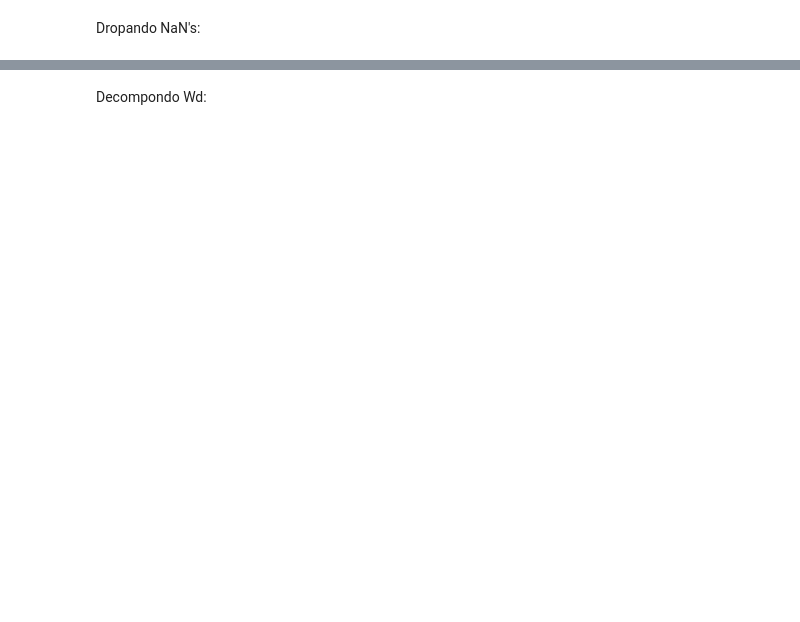
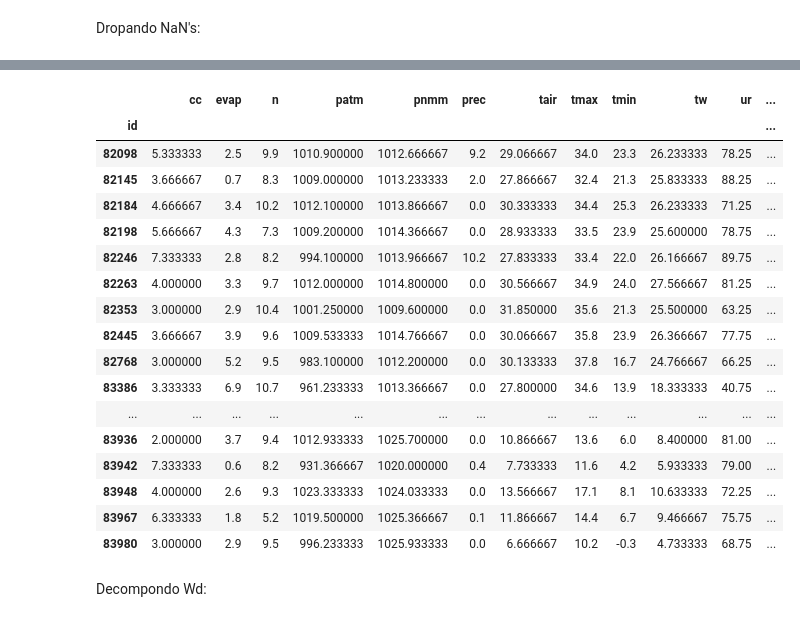
Before and after one commit to andrefellipe/ccd, a Jupyter notebook: baseline.ipynb, the cells around one changed output, grey strips where cells are left out. Cells and saved outputs as stored; diff of their text form; code cells hidden in the pictures; blank space fills up the shorter version.

```diff
--- a/baseline.ipynb
+++ b/baseline.ipynb
@@ -334,6 +334,6 @@ from google.colab import files
 # %%
-X = df.loc['08-19']
-X
+X1 = df.loc['08-19']
+X1
 # %% [output]
 |  | prec | tair | tw | tmax | tmin | urmax | patm | pnmm | wd | wsmax | n | ... |
 | id |  |  |  |  |  |  |  |  |  |  |  | ... |
@@ -349,3 +349,6 @@ X
 | 83995 | 2.400000 | 14.813669 | 13.166906 | 17.834783 | 11.371111 | 82.201439 | 1018.284173 | 1018.325641 | 14.733813 | 2.670504 | 4.512195 | ... |
 | 83997 | 4.650000 | 13.602158 | 11.919424 | 17.706250 | 9.320833 | 81.683453 | 1015.220863 | 1019.996078 | 15.035971 | 3.496063 | 5.129787 | ... |
 195 rows × 15 columns
+# %%
+X2 = df_2019.loc['08-19']
+X2
@@ -372,3 +372,26 @@ X
+# %%
+X1 = X1.dropna()
+X2 = X2.dropna()
+X2
+# %% [output]
+|  | cc | evap | n | patm | pnmm | prec | tair | tmax | tmin | tw | ur | ... |
+| id |  |  |  |  |  |  |  |  |  |  |  | ... |
+| 82098 | 5.333333 | 2.5 | 9.9 | 1010.900000 | 1012.666667 | 9.2 | 29.066667 | 34.0 | 23.3 | 26.233333 | 78.25 | ... |
+| 82145 | 3.666667 | 0.7 | 8.3 | 1009.000000 | 1013.233333 | 2.0 | 27.866667 | 32.4 | 21.3 | 25.833333 | 88.25 | ... |
+| 82184 | 4.666667 | 3.4 | 10.2 | 1012.100000 | 1013.866667 | 0.0 | 30.333333 | 34.4 | 25.3 | 26.233333 | 71.25 | ... |
+| 82198 | 5.666667 | 4.3 | 7.3 | 1009.200000 | 1014.366667 | 0.0 | 28.933333 | 33.5 | 23.9 | 25.600000 | 78.75 | ... |
+| 82246 | 7.333333 | 2.8 | 8.2 | 994.100000 | 1013.966667 | 10.2 | 27.833333 | 33.4 | 22.0 | 26.166667 | 89.75 | ... |
+| 82263 | 4.000000 | 3.3 | 9.7 | 1012.000000 | 1014.800000 | 0.0 | 30.566667 | 34.9 | 24.0 | 27.566667 | 81.25 | ... |
+| 82353 | 3.000000 | 2.9 | 10.4 | 1001.250000 | 1009.600000 | 0.0 | 31.850000 | 35.6 | 21.3 | 25.500000 | 63.25 | ... |
+| 82445 | 3.666667 | 3.9 | 9.6 | 1009.533333 | 1014.766667 | 0.0 | 30.066667 | 35.8 | 23.9 | 26.366667 | 77.75 | ... |
+| 82768 | 3.000000 | 5.2 | 9.5 | 983.100000 | 1012.200000 | 0.0 | 30.133333 | 37.8 | 16.7 | 24.766667 | 66.25 | ... |
+| 83386 | 3.333333 | 6.9 | 10.7 | 961.233333 | 1013.366667 | 0.0 | 27.800000 | 34.6 | 13.9 | 18.333333 | 40.75 | ... |
+| ... | ... | ... | ... | ... | ... | ... | ... | ... | ... | ... | ... | ... |
+| 83936 | 2.000000 | 3.7 | 9.4 | 1012.933333 | 1025.700000 | 0.0 | 10.866667 | 13.6 | 6.0 | 8.400000 | 81.00 | ... |
+| 83942 | 7.333333 | 0.6 | 8.2 | 931.366667 | 1020.000000 | 0.4 | 7.733333 | 11.6 | 4.2 | 5.933333 | 79.00 | ... |
+| 83948 | 4.000000 | 2.6 | 9.3 | 1023.333333 | 1024.033333 | 0.0 | 13.566667 | 17.1 | 8.1 | 10.633333 | 72.25 | ... |
+| 83967 | 6.333333 | 1.8 | 5.2 | 1019.500000 | 1025.366667 | 0.1 | 11.866667 | 14.4 | 6.7 | 9.466667 | 75.75 | ... |
+| 83980 | 3.000000 | 2.9 | 9.5 | 996.233333 | 1025.933333 | 0.0 | 6.666667 | 10.2 | -0.3 | 4.733333 | 68.75 | ... |
 # %% [markdown]
 Decompondo Wd:
 # %%
```
Also changed, not shown: parts of 14 cells of this notebook.
